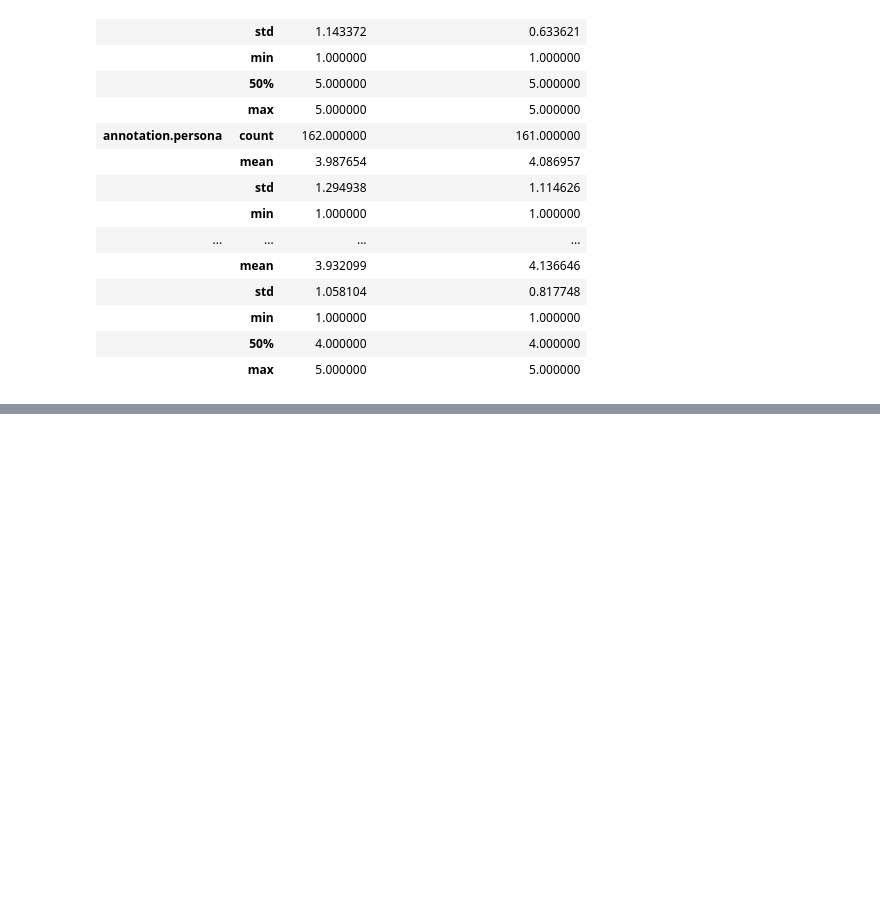
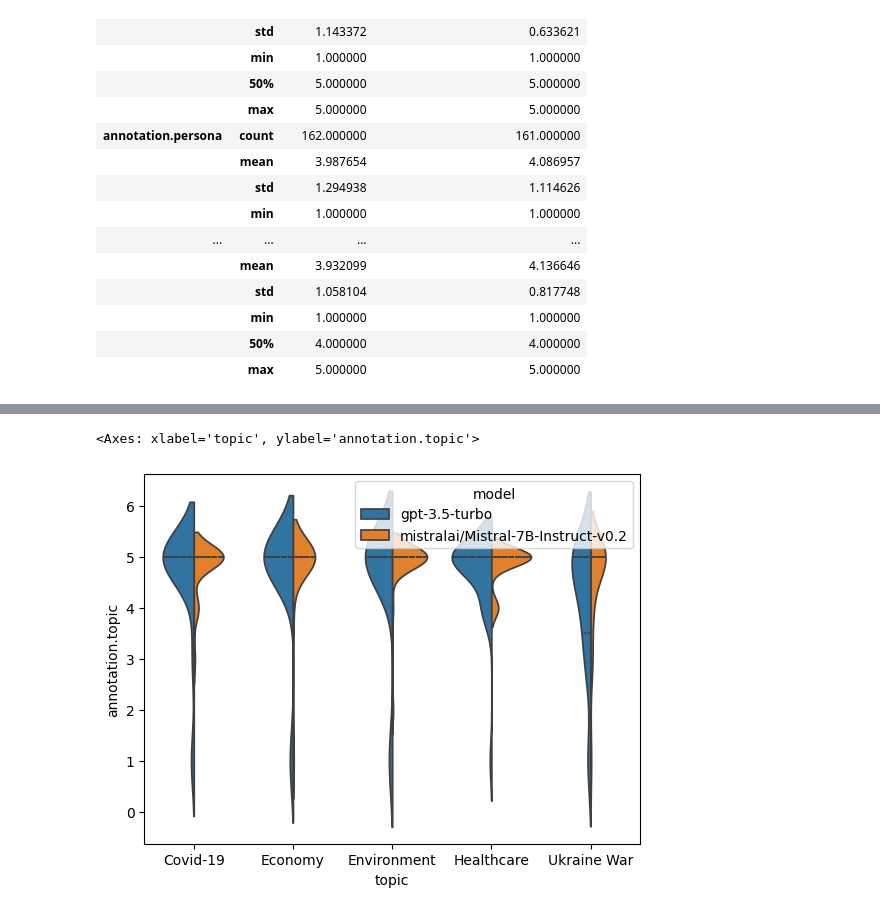
Before and after one commit to cl-trier/TWON-Agents, a Jupyter notebook: experiments/Etmaal-2024/0.3-Data-Analysis.ipynb, the cells around one changed output, grey strips where cells are left out. Drawn from its saved outputs; the diff is of its cells as text; code cells hidden in the pictures; blank space fills up the shorter version.

```diff
--- a/experiments/Etmaal-2024/0.3-Data-Analysis.ipynb
+++ b/experiments/Etmaal-2024/0.3-Data-Analysis.ipynb
@@ -92,6 +103,11 @@ dataset.groupby(['topic', 'model'], observed=False).describe(percentiles=[]).T
 |  | min | 1.000000 | 2.000000 | 1.000000 | 1.000000 | 1.000000 | ... |
 |  | 50% | 4.000000 | 4.000000 | 4.000000 | 4.000000 | 4.000000 | ... |
 |  | max | 5.000000 | 5.000000 | 5.000000 | 5.000000 | 5.000000 | ... |
+# %%
+sns.violinplot(data=dataset, x="topic", y="annotation.topic", hue="model", split=True, inner="quart")
+# %% [output]
+<Axes: xlabel='topic', ylabel='annotation.topic'>
+[figure, added]
 # %%
 dataset.groupby(['platform', 'model'], observed=False).describe(percentiles=[]).T
 # %% [output]
```
Also changed, not shown: parts of 4 cells of this notebook.
